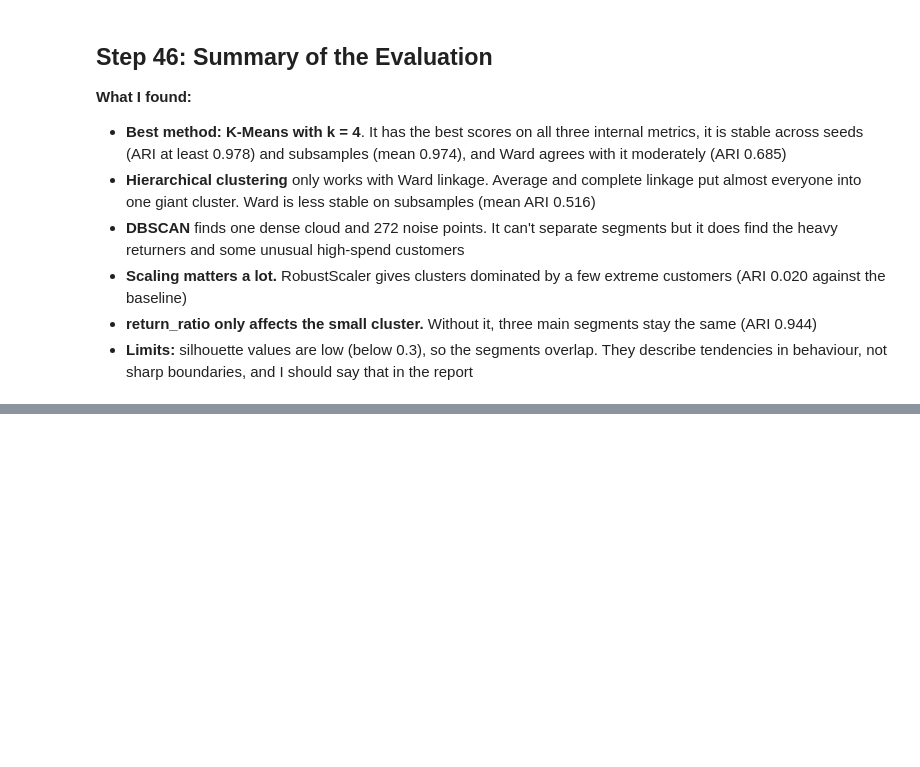
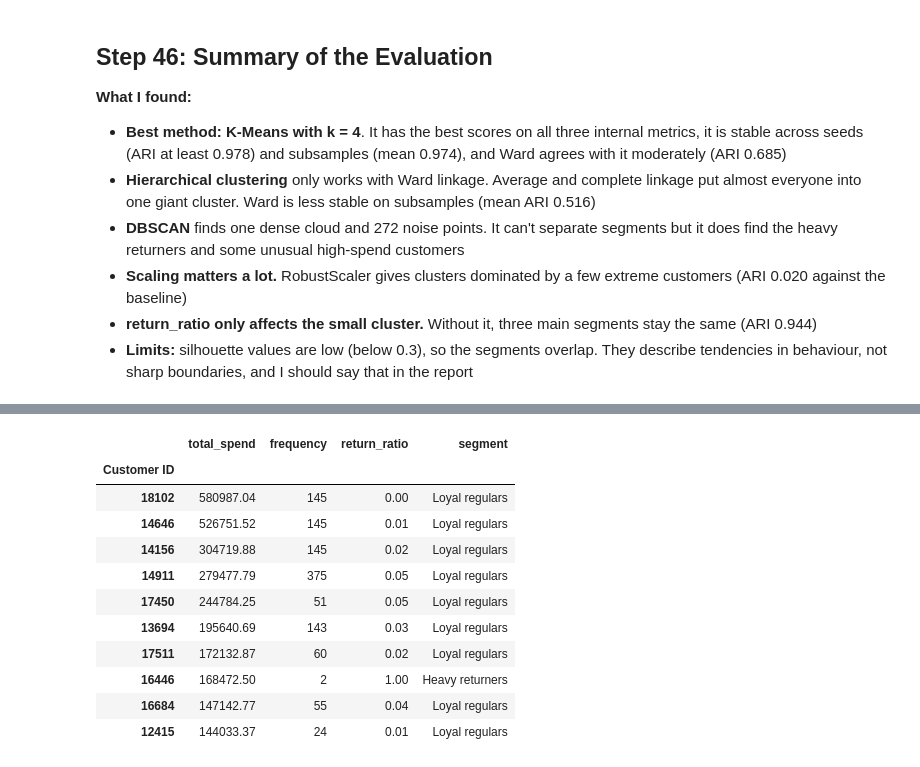
Before and after one commit to samyyy2311/Unsupervised_Learning, a Jupyter notebook: Unsupervised_Learning.ipynb, the cells around one changed output, grey strips where cells are left out. Drawn from its saved outputs; the diff is of its cells as text; code cells hidden in the pictures; blank space fills up the shorter version.

```diff
--- a/Unsupervised_Learning.ipynb
+++ b/Unsupervised_Learning.ipynb
@@ -1721,0 +1872,16 @@ pd.DataFrame({'K-Means': ari_km, 'Ward': ari_ward}).describe().loc[['mean', 'min
+# %%
+# the biggest customers: top 10 by spend and the segment each one fell in
+profile.sort_values('total_spend', ascending=False).head(10)[['total_spend', 'frequency', 'return_ratio', 'segment']].round(2)
+# %% [output]
+|  | total_spend | frequency | return_ratio | segment |
+| Customer ID |  |  |  |  |
+| 18102 | 580987.04 | 145 | 0.00 | Loyal regulars |
+| 14646 | 526751.52 | 145 | 0.01 | Loyal regulars |
+| 14156 | 304719.88 | 145 | 0.02 | Loyal regulars |
+| 14911 | 279477.79 | 375 | 0.05 | Loyal regulars |
+| 17450 | 244784.25 | 51 | 0.05 | Loyal regulars |
+| 13694 | 195640.69 | 143 | 0.03 | Loyal regulars |
+| 17511 | 172132.87 | 60 | 0.02 | Loyal regulars |
+| 16446 | 168472.50 | 2 | 1.00 | Heavy returners |
+| 16684 | 147142.77 | 55 | 0.04 | Loyal regulars |
+| 12415 | 144033.37 | 24 | 0.01 | Loyal regulars |
```
Also changed, not shown: parts of 17 cells of this notebook.
